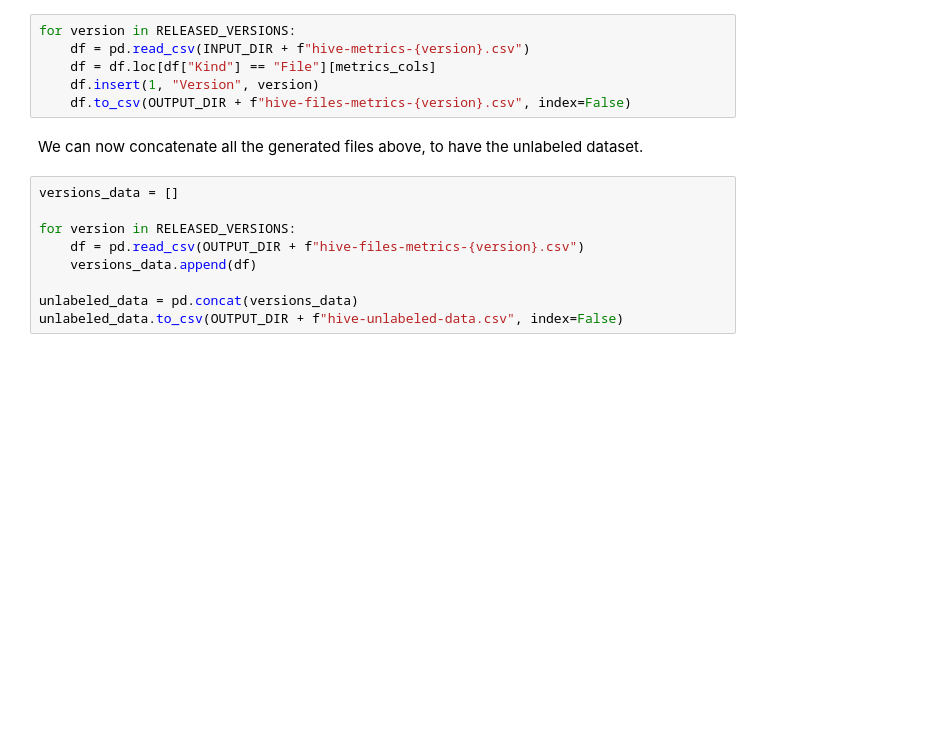
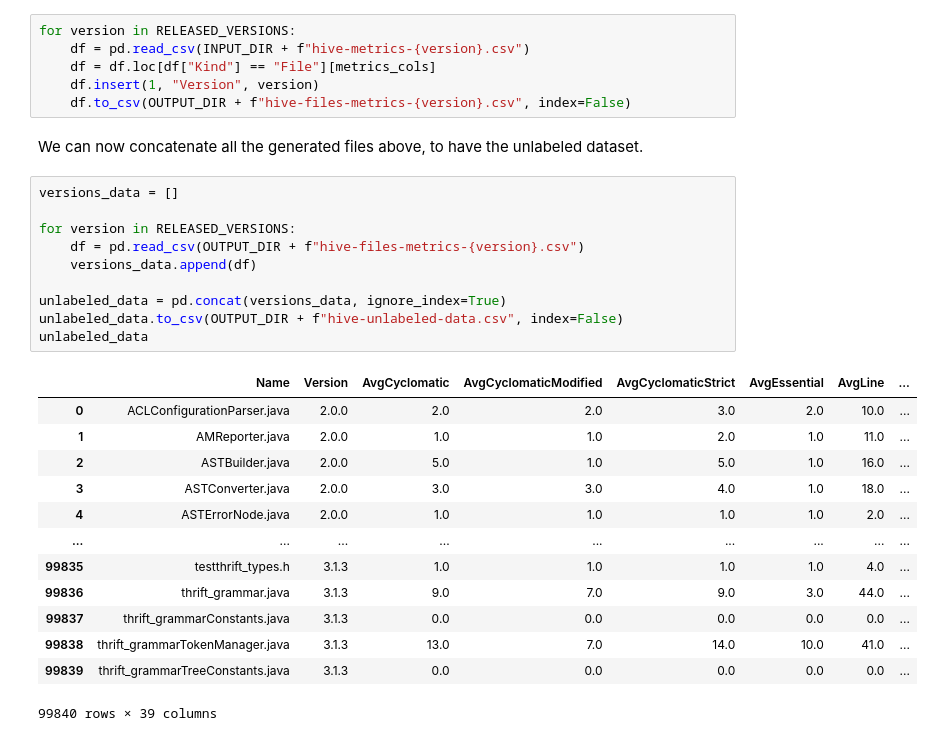
Before and after one commit to ahenrij/ets-mgl869-hive, a Jupyter notebook: src/lab/notebooks/dataset.ipynb, the cells around one changed output. Saved outputs shown, nothing was run; the diff lists cells and outputs as text; blank space fills up the shorter version.

Commit message:
unlabeled dataset created

```diff
--- a/src/lab/notebooks/dataset.ipynb
+++ b/src/lab/notebooks/dataset.ipynb
@@ -105,9 +105,24 @@ We can now concatenate all the generated files above, to have the unlabeled data
 # %%
 versions_data = []
 
 for version in RELEASED_VERSIONS:
     df = pd.read_csv(OUTPUT_DIR + f"hive-files-metrics-{version}.csv")
     versions_data.append(df)
 
-unlabeled_data = pd.concat(versions_data)
+unlabeled_data = pd.concat(versions_data, ignore_index=True)
 unlabeled_data.to_csv(OUTPUT_DIR + f"hive-unlabeled-data.csv", index=False)
+unlabeled_data
+# %% [output]
+|  | Name | Version | AvgCyclomatic | AvgCyclomaticModified | AvgCyclomaticStrict | AvgEssential | AvgLine | ... |
+| 0 | ACLConfigurationParser.java | 2.0.0 | 2.0 | 2.0 | 3.0 | 2.0 | 10.0 | ... |
+| 1 | AMReporter.java | 2.0.0 | 1.0 | 1.0 | 2.0 | 1.0 | 11.0 | ... |
+| 2 | ASTBuilder.java | 2.0.0 | 5.0 | 1.0 | 5.0 | 1.0 | 16.0 | ... |
+| 3 | ASTConverter.java | 2.0.0 | 3.0 | 3.0 | 4.0 | 1.0 | 18.0 | ... |
+| 4 | ASTErrorNode.java | 2.0.0 | 1.0 | 1.0 | 1.0 | 1.0 | 2.0 | ... |
+| ... | ... | ... | ... | ... | ... | ... | ... | ... |
+| 99835 | testthrift_types.h | 3.1.3 | 1.0 | 1.0 | 1.0 | 1.0 | 4.0 | ... |
+| 99836 | thrift_grammar.java | 3.1.3 | 9.0 | 7.0 | 9.0 | 3.0 | 44.0 | ... |
+| 99837 | thrift_grammarConstants.java | 3.1.3 | 0.0 | 0.0 | 0.0 | 0.0 | 0.0 | ... |
+| 99838 | thrift_grammarTokenManager.java | 3.1.3 | 13.0 | 7.0 | 14.0 | 10.0 | 41.0 | ... |
+| 99839 | thrift_grammarTreeConstants.java | 3.1.3 | 0.0 | 0.0 | 0.0 | 0.0 | 0.0 | ... |
+99840 rows × 39 columns
```
Also changed, not shown: parts of 2 cells of this notebook, 21 other files.
